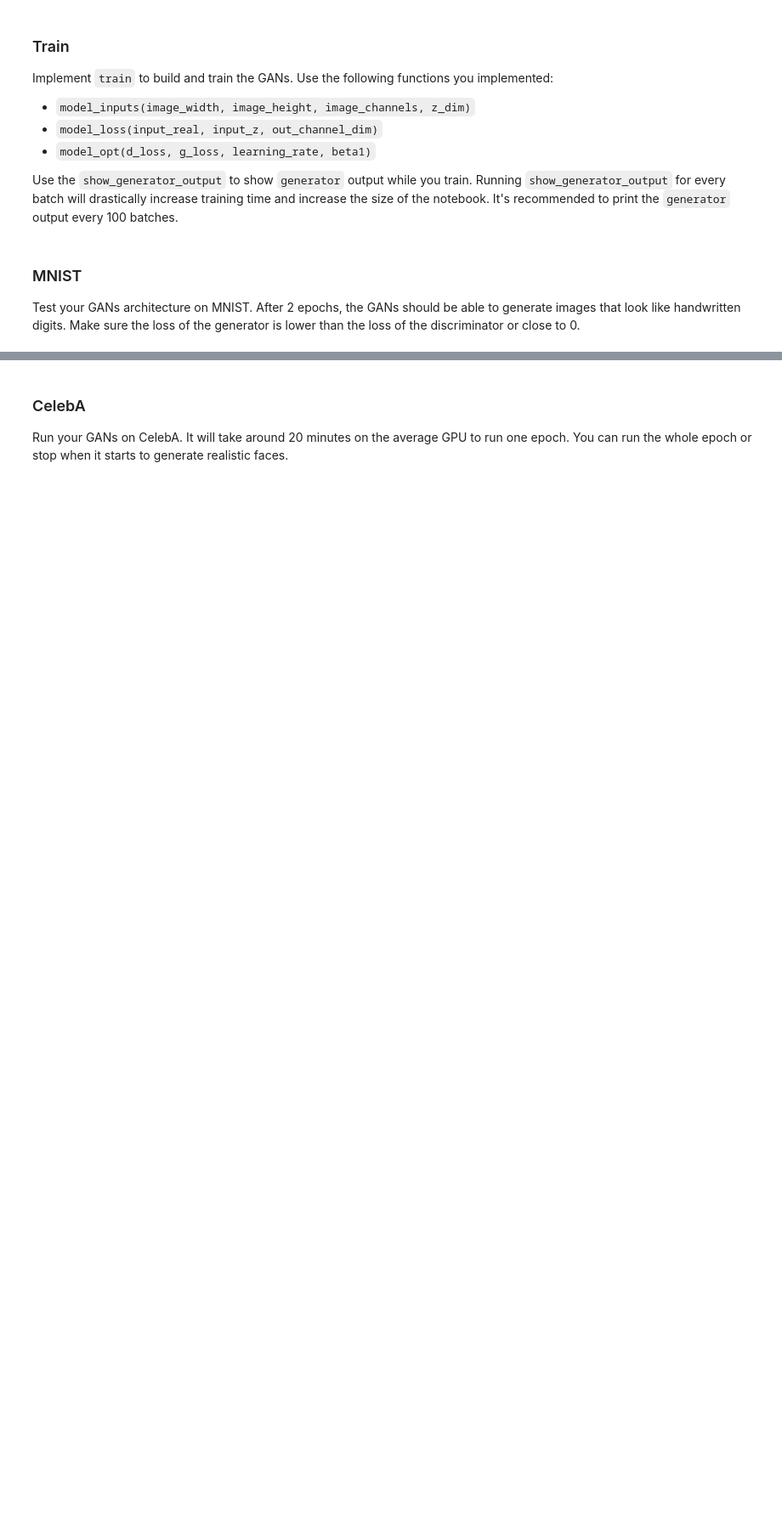
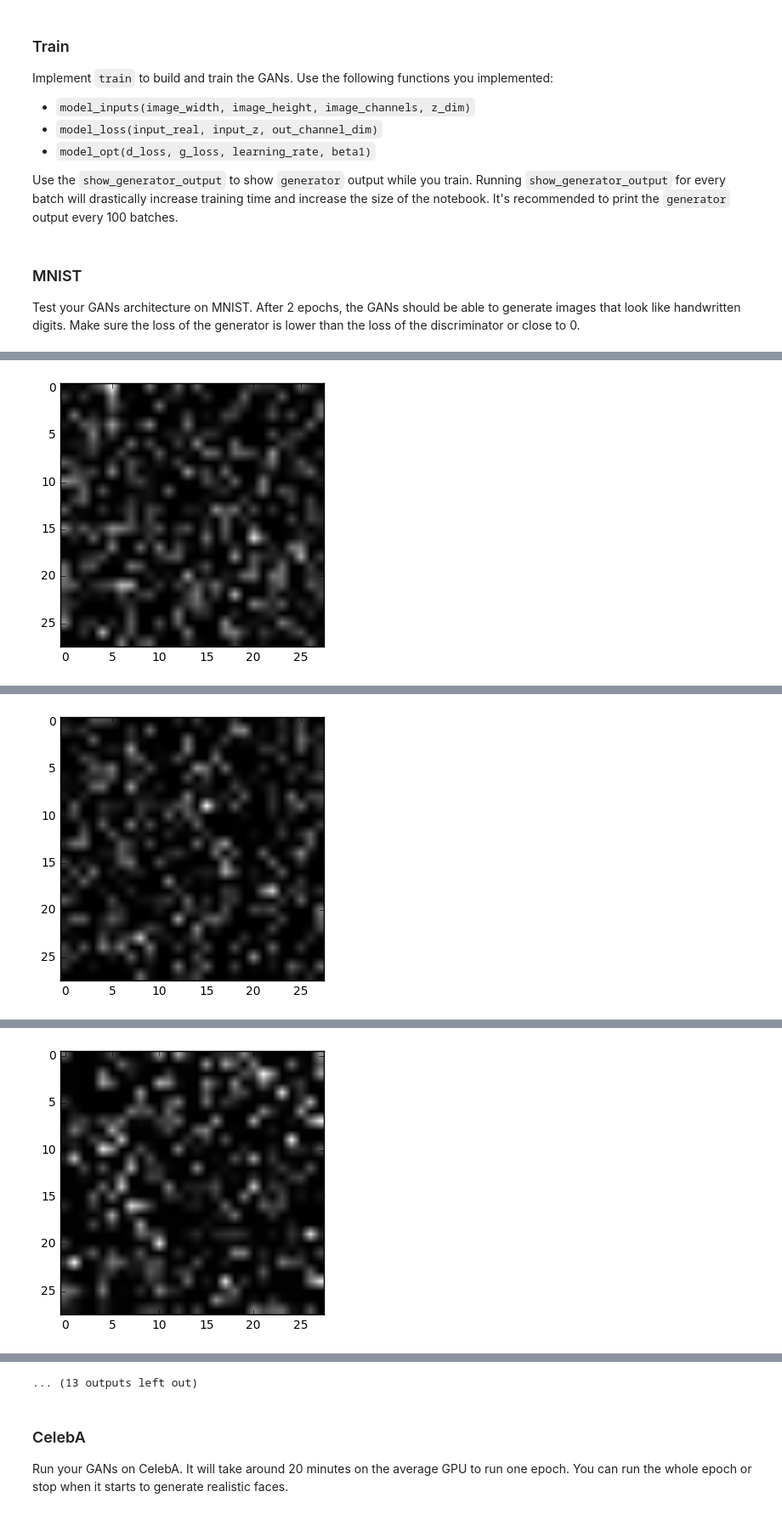
Before and after one commit to dmonn/GAN-face-generator, a Jupyter notebook: dlnd_face_generation.ipynb, the cells around one changed output, grey strips where cells are left out. Shown at 85% size. Saved outputs shown, nothing was run; the diff lists cells and outputs as text; code cells hidden in the pictures; blank space fills up the shorter version.

```diff
--- a/dlnd_face_generation.ipynb
+++ b/dlnd_face_generation.ipynb
@@ -244,9 +258,15 @@ def model_opt(d_loss, g_loss, learning_rate, beta1):
     :param beta1: The exponential decay rate for the 1st moment in the optimizer
     :return: A tuple of (discriminator training operation, generator training operation)
     """
-    # TODO: Implement Function
+    t_vars = tf.trainable_variables()
+    d_vars = [var for var in t_vars if var.name.startswith('discriminator')]
+    g_vars = [var for var in t_vars if var.name.startswith('generator')]
 
-    return None, None
+    # Optimize
+    d_train_opt = tf.train.AdamOptimizer(learning_rate, beta1=beta1).minimize(d_loss, var_list=d_vars)
+    g_train_opt = tf.train.AdamOptimizer(learning_rate, beta1=beta1).minimize(g_loss, var_list=g_vars)
+
+    return d_train_opt, g_train_opt
 
 
 """
@@ -304,22 +326,42 @@ def train(epoch_count, batch_size, z_dim, learning_rate, beta1, get_batches, dat
     :param data_shape: Shape of the data
     :param data_image_mode: The image mode to use for images ("RGB" or "L")
     """
-    # TODO: Build Model
+    tf.reset_default_graph()
+    input_real, input_z, _ = model_inputs(data_shape[1], data_shape[2], data_shape[3], z_dim)
+    d_loss, g_loss = model_loss(input_real, input_z, data_shape[3])
+    d_opt, g_opt = model_opt(d_loss, g_loss, learning_rate, beta1)
 
+    steps = 0
 
     with tf.Session() as sess:
         sess.run(tf.global_variables_initializer())
         for epoch_i in range(epoch_count):
             for batch_images in get_batches(batch_size):
-                # TODO: Train Model
+
+                batch_z = np.random.uniform(-1, 1, size=(batch_size, z_dim))
+
+                _ = sess.run(d_opt, feed_dict={input_real: batch_images, input_z: batch_z})
+                _ = sess.run(g_opt, feed_dict={input_z: batch_z})
+
+                if steps % 100 == 0:
+                    # At the end of every 10 epochs, get the losses and print them out
+                    train_loss_d = d_loss.eval({input_z: batch_z, input_real: batch_images})
+                    train_loss_g = g_loss.eval({input_z: batch_z})
+
+                    print("Epoch {}/{}...".format(epoch_i+1, epochs),
+                          "Discriminator Loss: {:.4f}...".format(train_loss_d),
+                          "Generator Loss: {:.4f}".format(train_loss_g))
+
+                    _ = show_generator_output(sess, 1, input_z, data_shape[3], data_image_mode)
+                steps += 1
 # %% [markdown]
 ### MNIST
 Test your GANs architecture on MNIST.  After 2 epochs, the GANs should be able to generate images that look like handwritten digits.  Make sure the loss of the generator is lower than the loss of the discriminator or close to 0.
 # %%
-batch_size = None
-z_dim = None
-learning_rate = None
-beta1 = None
+batch_size = 100
+z_dim = 28
+learning_rate = 1e-4
+beta1 = 0.1
 
 
 """
@@ -331,3 +373,4 @@ mnist_dataset = helper.Dataset('mnist', glob(os.path.join(data_dir, 'mnist/*.jpg
 with tf.Graph().as_default():
     train(epochs, batch_size, z_dim, learning_rate, beta1, mnist_dataset.get_batches,
           mnist_dataset.shape, mnist_dataset.image_mode)
+# %% [output]
@@ -333,0 +378 @@ with tf.Graph().as_default():
+[figure, added]
@@ -333,0 +380 @@ with tf.Graph().as_default():
+[figure, added]
@@ -333,0 +382 @@ with tf.Graph().as_default():
+[figure, added]
@@ -334,3 +389,4 @@ with tf.Graph().as_default():
+... (13 outputs left out)
 # %% [markdown]
 ### CelebA
 Run your GANs on CelebA.  It will take around 20 minutes on the average GPU to run one epoch.  You can run the whole epoch or stop when it starts to generate realistic faces.
```
Also changed, not shown: parts of 6 cells of this notebook, 2 other files.
